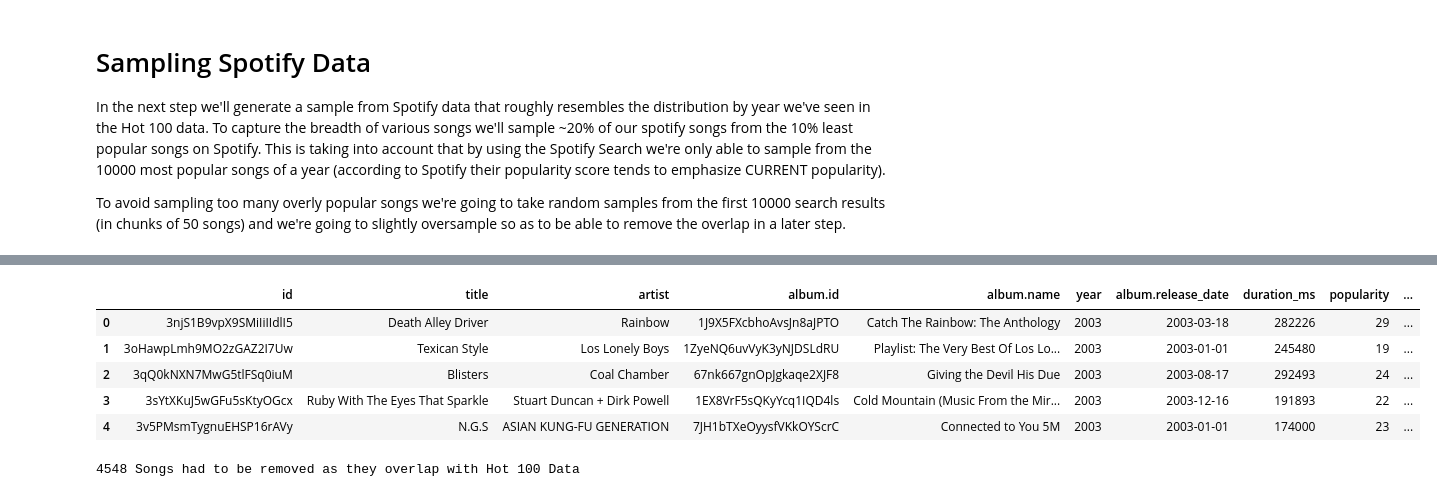
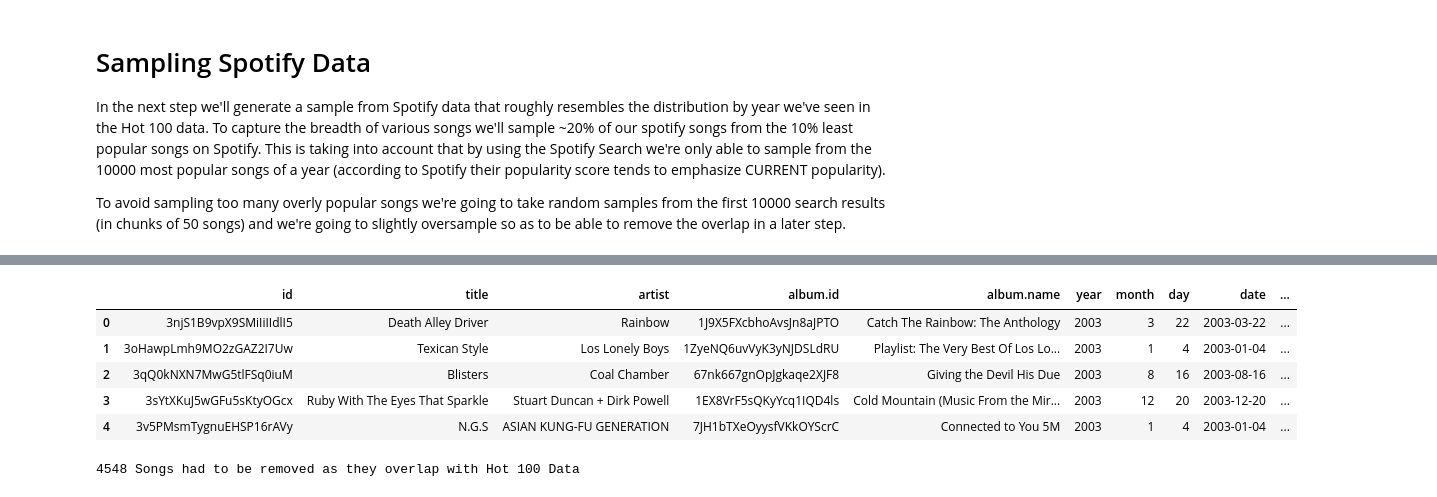
Before and after one commit to Germoe/hit-predictor, a Jupyter notebook: notebooks/_Step 1 Wrangling (Hot 100 and Spotify Sample).ipynb, the cells around one changed output, grey strips where cells are left out. Saved outputs shown, nothing was run; the diff lists cells and outputs as text; code cells hidden in the pictures.

```diff
--- a/notebooks/_Step 1 Wrangling (Hot 100 and Spotify Sample).ipynb
+++ b/notebooks/_Step 1 Wrangling (Hot 100 and Spotify Sample).ipynb
@@ -643,7 +643,7 @@ def round_up(x, base=50):
 target_path = '../interim/spotify_songs.csv'
 
 try:
-    sampling_df = pd.read_csv(target_path,sep='\t')
+    sampling_df = pd.read_csv(target_path,sep='\t',parse_dates=['album.release_date'])
 except:
     print('Sampling Songs from Spotify - Beware that a client and secret is necessary for this method.')
 
@@ -723,22 +744,24 @@ sampling_df.head()
 # %%
 # Create String of artists
 sampling_df['artist'] = [' + '.join([artist['name'] for artist in ast.literal_eval(artists)]) for artists in sampling_df['artists']]
 sampling_df['album.release_date'] = pd.to_datetime(sampling_df['album.release_date'])
 sampling_df.rename(columns={'name':'title'},inplace=True)
-sampling_df['date'] = sampling_df['album.release_date']
-sampling_df['year'] = sampling_df['album.release_date'].dt.year
-sampling_df['month'] = sampling_df['album.release_date'].dt.month
-sampling_df['day'] = sampling_df['album.release_date'].dt.day
-spotify_songs = sampling_df.loc[:,['id','title','artist','album.id','album.name','year',,'daty','album.release_date','duration_ms','popularity','uri']]
+# Add or deduct days of 'album.release_date' to get to the following Saturday (Hot 100 dates are set as Saturdays)
+saturday = 5
+sampling_df['date'] = sampling_df['album.release_date'] + pd.to_timedelta((saturday - sampling_df['album.release_date'].dt.dayofweek), unit='d')
+sampling_df['year'] = sampling_df['date'].dt.year
+sampling_df['month'] = sampling_df['date'].dt.month
+sampling_df['day'] = sampling_df['date'].dt.day
+spotify_songs = sampling_df.loc[:,['id','title','artist','album.id','album.name','year','month','day','date','album.release_date','duration_ms','popularity','uri']]
 spotify_songs = spotify_songs.drop_duplicates()
 spotify_songs.head()
 # %% [output]
-|  | id | title | artist | album.id | album.name | year | album.release_date | duration_ms | popularity | ... |
-| 0 | 3njS1B9vpX9SMiIiIIdlI5 | Death Alley Driver | Rainbow | 1J9X5FXcbhoAvsJn8aJPTO | Catch The Rainbow: The Anthology | 2003 | 2003-03-18 | 282226 | 29 | ... |
-| 1 | 3oHawpLmh9MO2zGAZ2I7Uw | Texican Style | Los Lonely Boys | 1ZyeNQ6uvVyK3yNJDSLdRU | Playlist: The Very Best Of Los Lo... | 2003 | 2003-01-01 | 245480 | 19 | ... |
-| 2 | 3qQ0kNXN7MwG5tlFSq0iuM | Blisters | Coal Chamber | 67nk667gnOpJgkaqe2XJF8 | Giving the Devil His Due | 2003 | 2003-08-17 | 292493 | 24 | ... |
-| 3 | 3sYtXKuJ5wGFu5sKtyOGcx | Ruby With The Eyes That Sparkle | Stuart Duncan + Dirk Powell | 1EX8VrF5sQKyYcq1IQD4ls | Cold Mountain (Music From the Mir... | 2003 | 2003-12-16 | 191893 | 22 | ... |
-| 4 | 3v5PMsmTygnuEHSP16rAVy | N.G.S | ASIAN KUNG-FU GENERATION | 7JH1bTXeOyysfVKkOYScrC | Connected to You 5M | 2003 | 2003-01-01 | 174000 | 23 | ... |
+|  | id | title | artist | album.id | album.name | year | month | day | date | ... |
+| 0 | 3njS1B9vpX9SMiIiIIdlI5 | Death Alley Driver | Rainbow | 1J9X5FXcbhoAvsJn8aJPTO | Catch The Rainbow: The Anthology | 2003 | 3 | 22 | 2003-03-22 | ... |
+| 1 | 3oHawpLmh9MO2zGAZ2I7Uw | Texican Style | Los Lonely Boys | 1ZyeNQ6uvVyK3yNJDSLdRU | Playlist: The Very Best Of Los Lo... | 2003 | 1 | 4 | 2003-01-04 | ... |
+| 2 | 3qQ0kNXN7MwG5tlFSq0iuM | Blisters | Coal Chamber | 67nk667gnOpJgkaqe2XJF8 | Giving the Devil His Due | 2003 | 8 | 16 | 2003-08-16 | ... |
+| 3 | 3sYtXKuJ5wGFu5sKtyOGcx | Ruby With The Eyes That Sparkle | Stuart Duncan + Dirk Powell | 1EX8VrF5sQKyYcq1IQD4ls | Cold Mountain (Music From the Mir... | 2003 | 12 | 20 | 2003-12-20 | ... |
+| 4 | 3v5PMsmTygnuEHSP16rAVy | N.G.S | ASIAN KUNG-FU GENERATION | 7JH1bTXeOyysfVKkOYScrC | Connected to You 5M | 2003 | 1 | 4 | 2003-01-04 | ... |
 # %%
 spotify_songs['orig_artist'] = spotify_songs.loc[:,'artist']
 spotify_songs['orig_title'] = spotify_songs.loc[:,'title']
```
Also changed, not shown: parts of 8 cells of this notebook.
